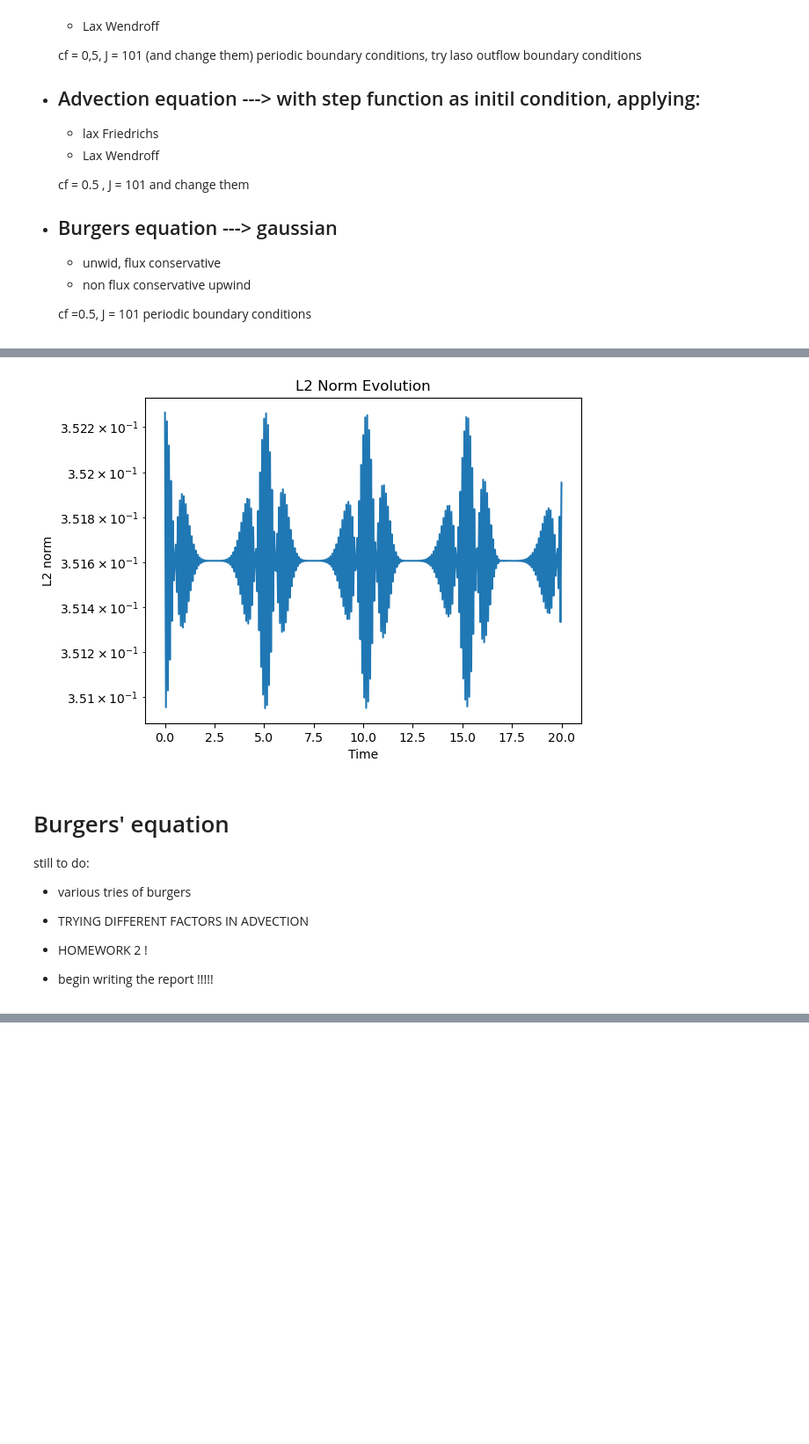
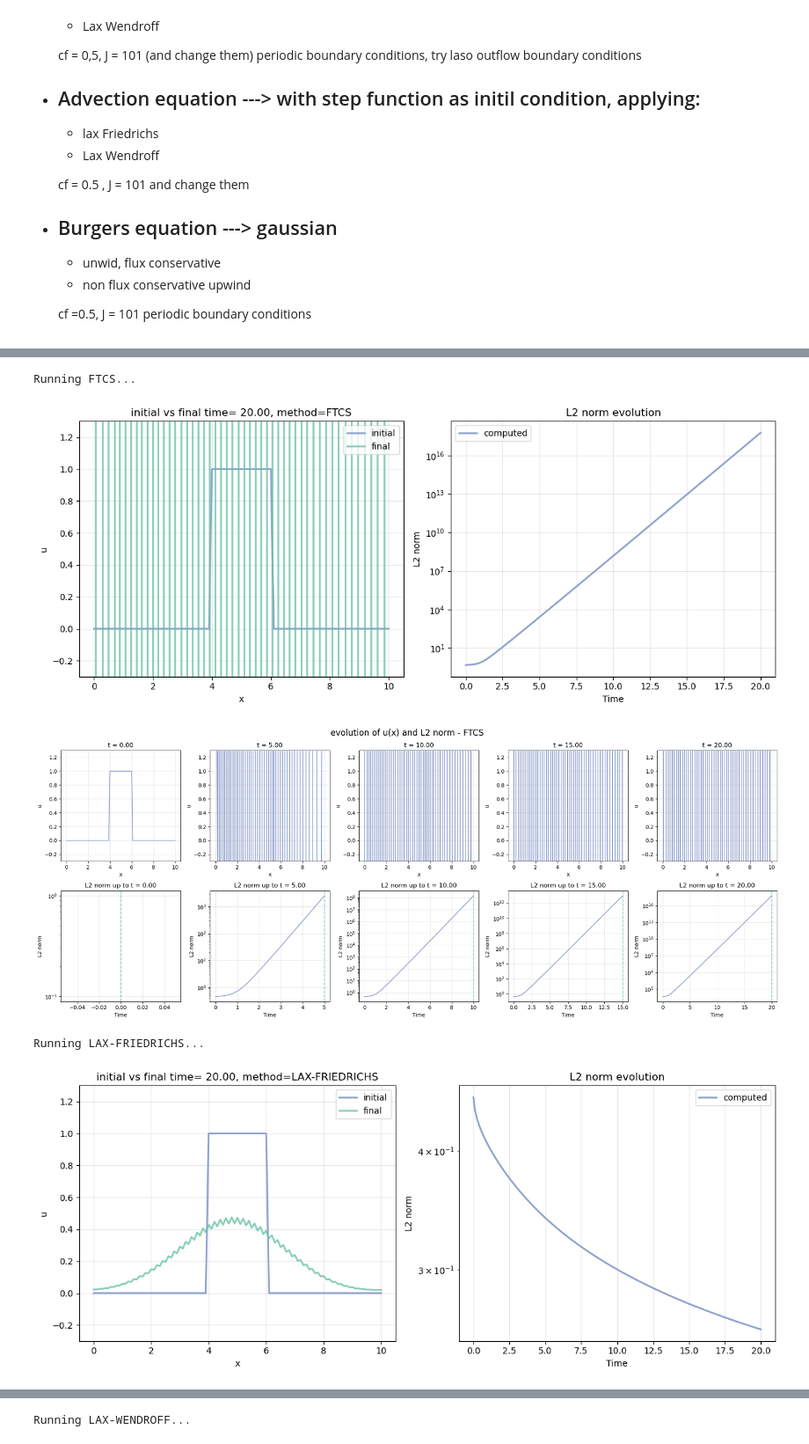
Before and after one commit to malvibellotti/numerical_rel, a Jupyter notebook: Homework_1.ipynb, the cells around one changed output, grey strips where cells are left out. Shown at 88% size. Cells and saved outputs as stored; diff of their text form; code cells hidden in the pictures; blank space fills up the shorter version.

```diff
--- a/Homework_1.ipynb
+++ b/Homework_1.ipynb
@@ -196,34 +250,41 @@ x, u_final, time, l2norm = advection_equation(L=10.0, nx=101, cf=0.5, a=1.0, t_f
-# %%
-L = 10.0
-nx = 101
-cf = 0.5
-a = 1.0
-t_final = 20
-x0 = 5
-
-
-dx = L / (nx - 1)
-dt = cf * dx / a
-
-time = np.arange(len(l2norm)) * dt
-
-plt.plot(time,l2norm)
-plt.xlabel("Time")
-plt.ylabel("L2 norm")
-plt.title("L2 Norm Evolution")
-plt.yscale('log')
-plt.show()
-# %% [output]
-[figure, removed]
-# %% [markdown]
-# Burgers' equation
-
-
-still to do:
-- various tries of burgers
-- TRYING DIFFERENT FACTORS IN ADVECTION
-
-
-- HOMEWORK 2 !
-
-- begin writing the report !!!!!
+# %%
+import numpy as np
+import matplotlib.pyplot as plt
+import seaborn as sns
+
+colors = sns.color_palette("Set2")
+
+# Run all methods with the same parameters
+methods = ['FTCS', 'LAX-FRIEDRICHS', 'LAX-WENDROFF', 'LEAPFROG']
+results = {}
+
+# Common parameters
+params = {
+    'L': 10.0,
+    'nx': 101,
+    'cf': 0.5,
+    'a': 1.0,
+    't_final': 20,
+    'x0': 5,
+    'u_initial': 'step',
+    'plots': True,  # Turn off individual plots
+    'movie': False,
+    'compare_with_saved_data': False
+}
+
+# Run all methods
+for method in methods:
+    print(f"Running {method}...")
+    x, u_final, time, l2norm = advection_equation(method=method, **params)
+    results[method] = {
+        'x': x,
+        'u_final': u_final,
+        'time': time,
+        'l2norm': l2norm
+    }
+# %% [output]
+Running FTCS...
+[figure, added]
+[figure, added]
+Running LAX-FRIEDRICHS...
+[figure, added]
@@ -229,0 +292 @@ still to do:
+Running LAX-WENDROFF...
```
Also changed, not shown: parts of 35 cells of this notebook, 41 other files.
